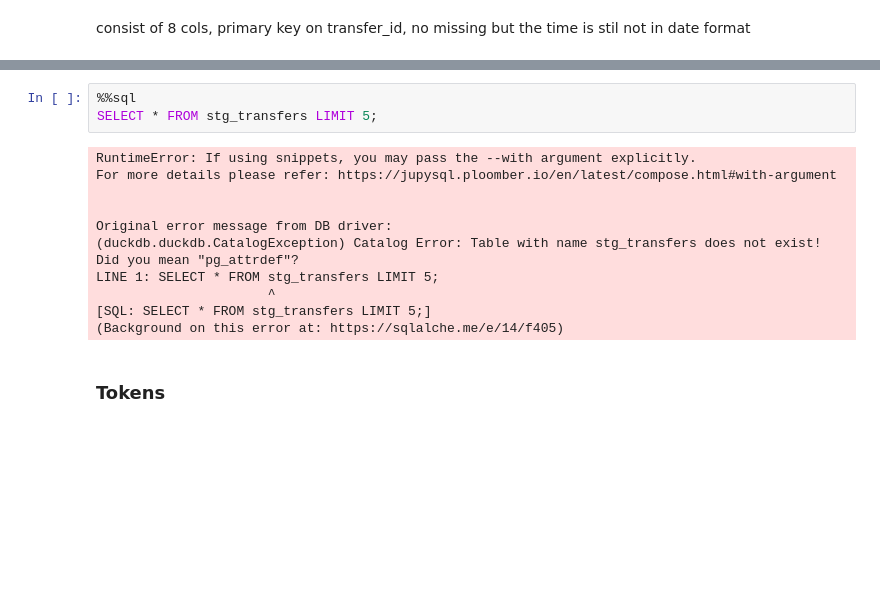
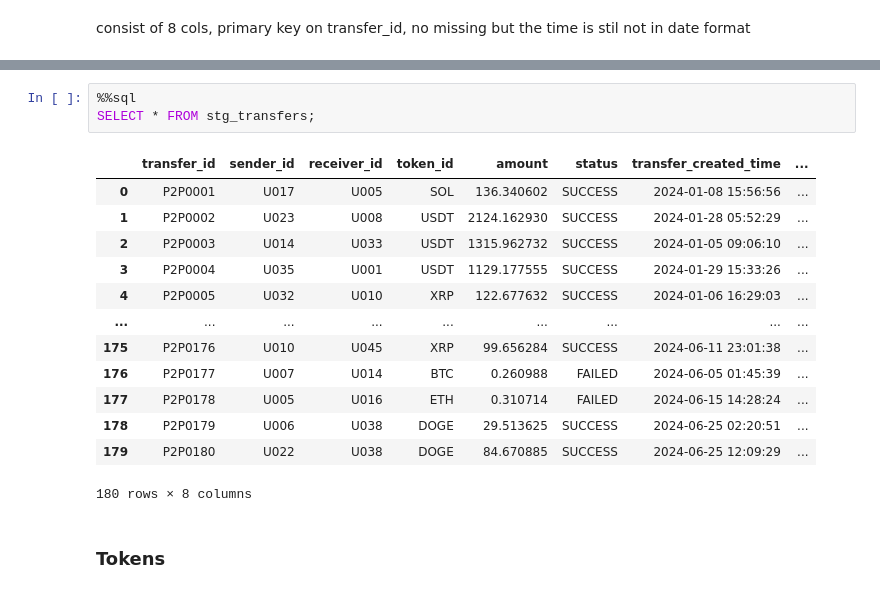
Before and after one commit to nivanrs/cryptocurrency_exchange, a Jupyter notebook: notebook/dev/process_dev.ipynb, the cells around one changed output, grey strips where cells are left out. Saved outputs shown, nothing was run; the diff lists cells and outputs as text; blank space fills up the shorter version.

Commit message:
Add dim and fact tables

```diff
--- a/notebook/dev/process_dev.ipynb
+++ b/notebook/dev/process_dev.ipynb
@@ -101,18 +137,20 @@ SELECT * FROM transfers
 # %%
 %%sql
-SELECT * FROM stg_transfers LIMIT 5;
+SELECT * FROM stg_transfers;
 # %% [output]
+|  | transfer_id | sender_id | receiver_id | token_id | amount | status | transfer_created_time | ... |
+| 0 | P2P0001 | U017 | U005 | SOL | 136.340602 | SUCCESS | 2024-01-08 15:56:56 | ... |
+| 1 | P2P0002 | U023 | U008 | USDT | 2124.162930 | SUCCESS | 2024-01-28 05:52:29 | ... |
+| 2 | P2P0003 | U014 | U033 | USDT | 1315.962732 | SUCCESS | 2024-01-05 09:06:10 | ... |
+| 3 | P2P0004 | U035 | U001 | USDT | 1129.177555 | SUCCESS | 2024-01-29 15:33:26 | ... |
+| 4 | P2P0005 | U032 | U010 | XRP | 122.677632 | SUCCESS | 2024-01-06 16:29:03 | ... |
+| ... | ... | ... | ... | ... | ... | ... | ... | ... |
+| 175 | P2P0176 | U010 | U045 | XRP | 99.656284 | SUCCESS | 2024-06-11 23:01:38 | ... |
+| 176 | P2P0177 | U007 | U014 | BTC | 0.260988 | FAILED | 2024-06-05 01:45:39 | ... |
+| 177 | P2P0178 | U005 | U016 | ETH | 0.310714 | FAILED | 2024-06-15 14:28:24 | ... |
+| 178 | P2P0179 | U006 | U038 | DOGE | 29.513625 | SUCCESS | 2024-06-25 02:20:51 | ... |
+| 179 | P2P0180 | U022 | U038 | DOGE | 84.670885 | SUCCESS | 2024-06-25 12:09:29 | ... |
-RuntimeError: If using snippets, you may pass the --with argument explicitly.
-For more details please refer: https://jupysql.ploomber.io/en/latest/compose.html#with-argument
-
-
-Original error message from DB driver:
-(duckdb.duckdb.CatalogException) Catalog Error: Table with name stg_transfers does not exist!
-Did you mean "pg_attrdef"?
-LINE 1: SELECT * FROM stg_transfers LIMIT 5;
-                      ^
-[SQL: SELECT * FROM stg_transfers LIMIT 5;]
-(Background on this error at: https://sqlalche.me/e/14/f405)
+180 rows × 8 columns
 # %% [markdown]
 ### Tokens
 # %%
```
Also changed, not shown: parts of 23 cells of this notebook.
